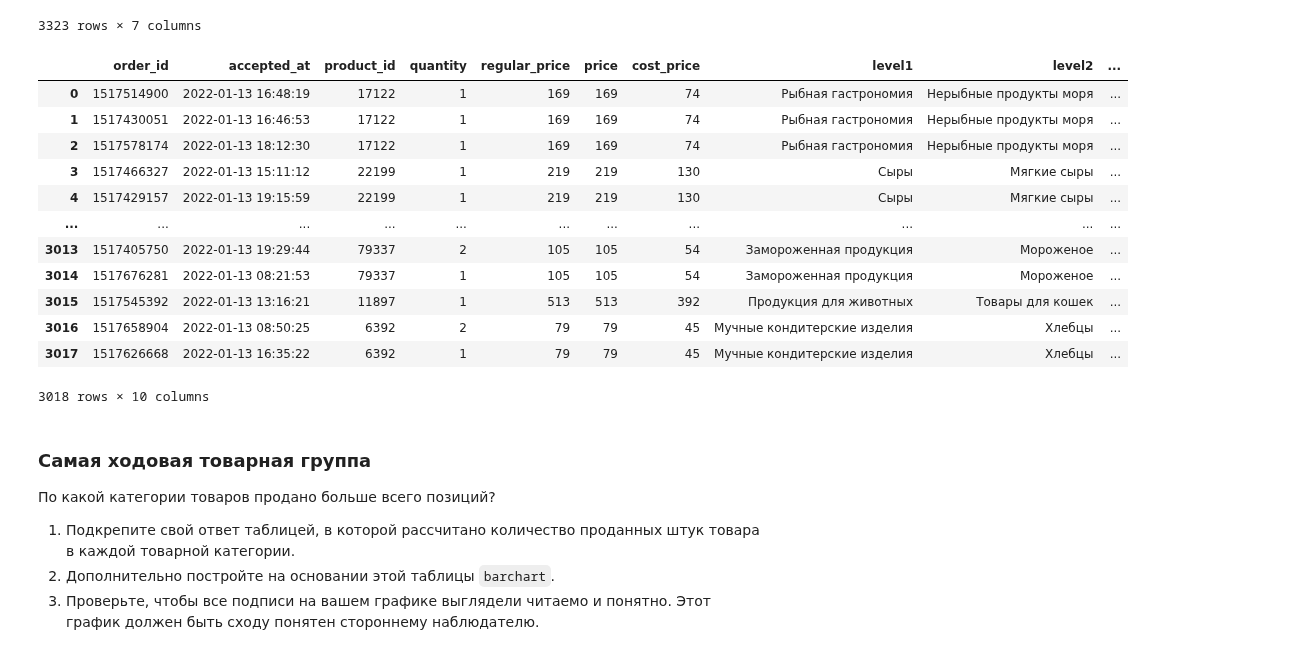
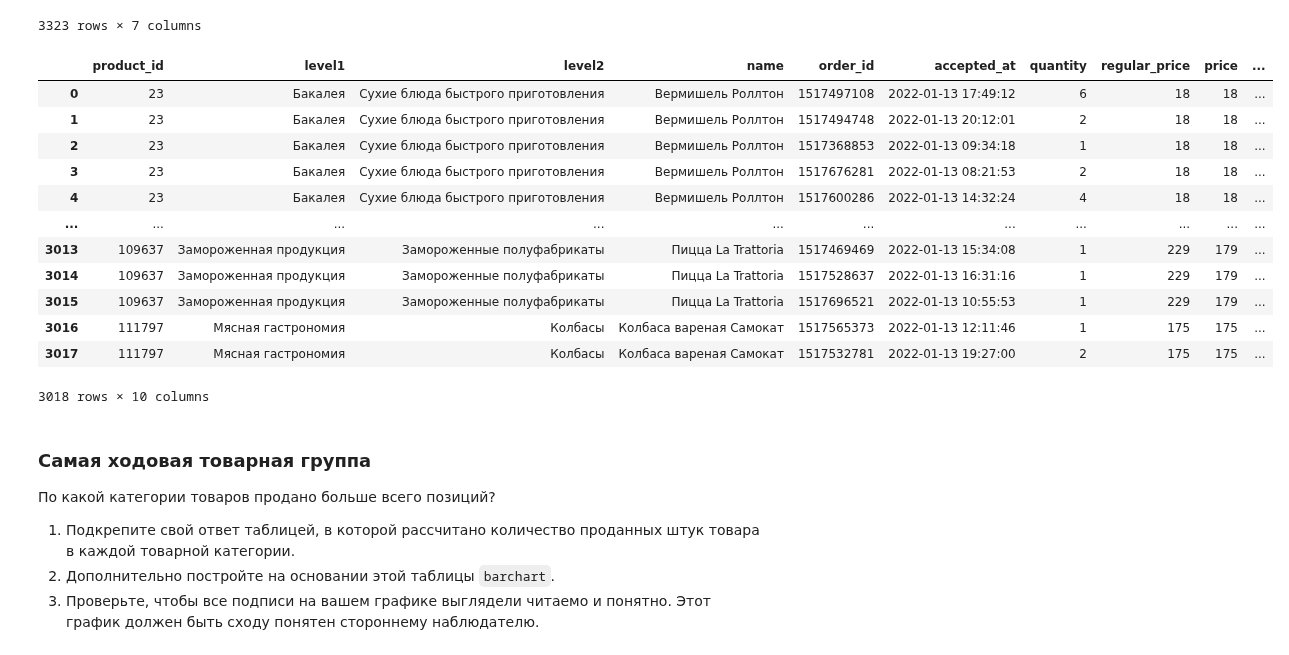
Before and after one commit to mishandri/Data-Analysis, a Jupyter notebook: 10. Итоговый проект Pandas/Решение.ipynb, the cells around one changed output. Saved outputs shown, nothing was run; the diff lists cells and outputs as text; code cells hidden in the pictures.

```diff
--- a/10. Итоговый проект Pandas/Решение.ipynb
+++ b/10. Итоговый проект Pandas/Решение.ipynb
@@ -62,21 +62,21 @@ orders
 | 3322 | 1517626668 | 2022-01-13 16:35:22 | 6392 | 1 | 79 | 79 | 45 |
 3323 rows × 7 columns
 # %%
-df = orders.merge(products, on='product_id')
+df = products.merge(orders, on='product_id')
 df
 # %% [output]
-|  | order_id | accepted_at | product_id | quantity | regular_price | price | cost_price | level1 | level2 | ... |
-| 0 | 1517514900 | 2022-01-13 16:48:19 | 17122 | 1 | 169 | 169 | 74 | Рыбная гастрономия | Нерыбные продукты моря | ... |
-| 1 | 1517430051 | 2022-01-13 16:46:53 | 17122 | 1 | 169 | 169 | 74 | Рыбная гастрономия | Нерыбные продукты моря | ... |
-| 2 | 1517578174 | 2022-01-13 18:12:30 | 17122 | 1 | 169 | 169 | 74 | Рыбная гастрономия | Нерыбные продукты моря | ... |
-| 3 | 1517466327 | 2022-01-13 15:11:12 | 22199 | 1 | 219 | 219 | 130 | Сыры | Мягкие сыры | ... |
-| 4 | 1517429157 | 2022-01-13 19:15:59 | 22199 | 1 | 219 | 219 | 130 | Сыры | Мягкие сыры | ... |
+|  | product_id | level1 | level2 | name | order_id | accepted_at | quantity | regular_price | price | ... |
+| 0 | 23 | Бакалея | Сухие блюда быстрого приготовления | Вермишель Роллтон | 1517497108 | 2022-01-13 17:49:12 | 6 | 18 | 18 | ... |
+| 1 | 23 | Бакалея | Сухие блюда быстрого приготовления | Вермишель Роллтон | 1517494748 | 2022-01-13 20:12:01 | 2 | 18 | 18 | ... |
+| 2 | 23 | Бакалея | Сухие блюда быстрого приготовления | Вермишель Роллтон | 1517368853 | 2022-01-13 09:34:18 | 1 | 18 | 18 | ... |
+| 3 | 23 | Бакалея | Сухие блюда быстрого приготовления | Вермишель Роллтон | 1517676281 | 2022-01-13 08:21:53 | 2 | 18 | 18 | ... |
+| 4 | 23 | Бакалея | Сухие блюда быстрого приготовления | Вермишель Роллтон | 1517600286 | 2022-01-13 14:32:24 | 4 | 18 | 18 | ... |
 | ... | ... | ... | ... | ... | ... | ... | ... | ... | ... | ... |
-| 3013 | 1517405750 | 2022-01-13 19:29:44 | 79337 | 2 | 105 | 105 | 54 | Замороженная продукция | Мороженое | ... |
-| 3014 | 1517676281 | 2022-01-13 08:21:53 | 79337 | 1 | 105 | 105 | 54 | Замороженная продукция | Мороженое | ... |
-| 3015 | 1517545392 | 2022-01-13 13:16:21 | 11897 | 1 | 513 | 513 | 392 | Продукция для животных | Товары для кошек | ... |
-| 3016 | 1517658904 | 2022-01-13 08:50:25 | 6392 | 2 | 79 | 79 | 45 | Мучные кондитерские изделия | Хлебцы | ... |
-| 3017 | 1517626668 | 2022-01-13 16:35:22 | 6392 | 1 | 79 | 79 | 45 | Мучные кондитерские изделия | Хлебцы | ... |
+| 3013 | 109637 | Замороженная продукция | Замороженные полуфабрикаты | Пицца La Trattoria | 1517469469 | 2022-01-13 15:34:08 | 1 | 229 | 179 | ... |
+| 3014 | 109637 | Замороженная продукция | Замороженные полуфабрикаты | Пицца La Trattoria | 1517528637 | 2022-01-13 16:31:16 | 1 | 229 | 179 | ... |
+| 3015 | 109637 | Замороженная продукция | Замороженные полуфабрикаты | Пицца La Trattoria | 1517696521 | 2022-01-13 10:55:53 | 1 | 229 | 179 | ... |
+| 3016 | 111797 | Мясная гастрономия | Колбасы | Колбаса вареная Самокат | 1517565373 | 2022-01-13 12:11:46 | 1 | 175 | 175 | ... |
+| 3017 | 111797 | Мясная гастрономия | Колбасы | Колбаса вареная Самокат | 1517532781 | 2022-01-13 19:27:00 | 2 | 175 | 175 | ... |
 3018 rows × 10 columns
 # %% [markdown]
 ### Самая ходовая товарная группа
```
Also changed, not shown: parts of 1 cell of this notebook.
